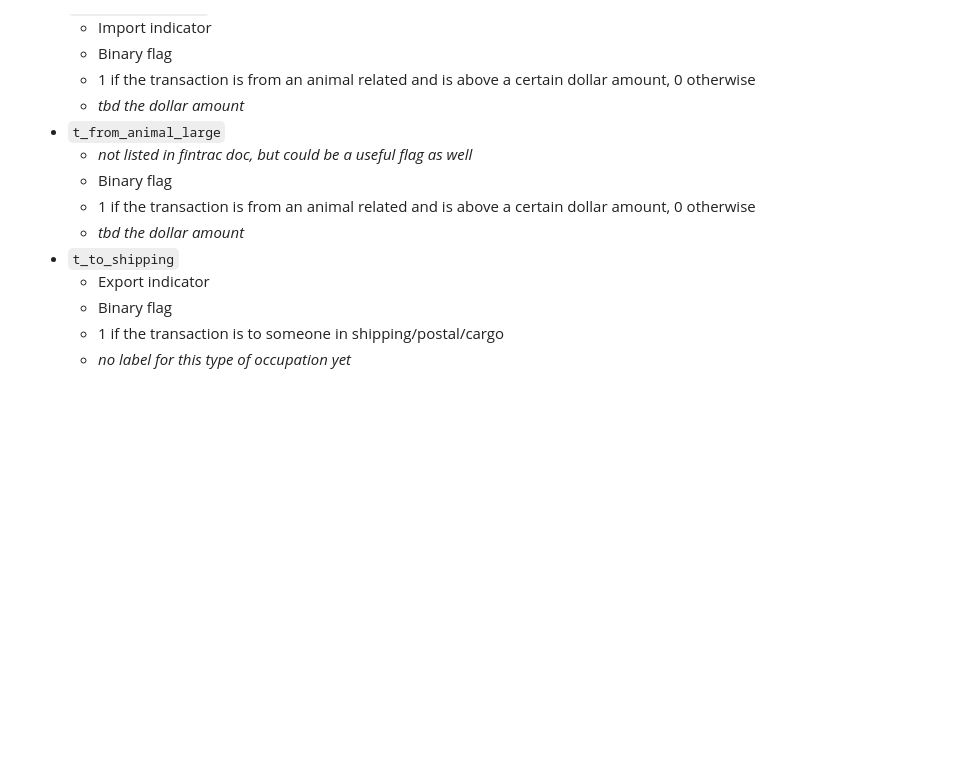
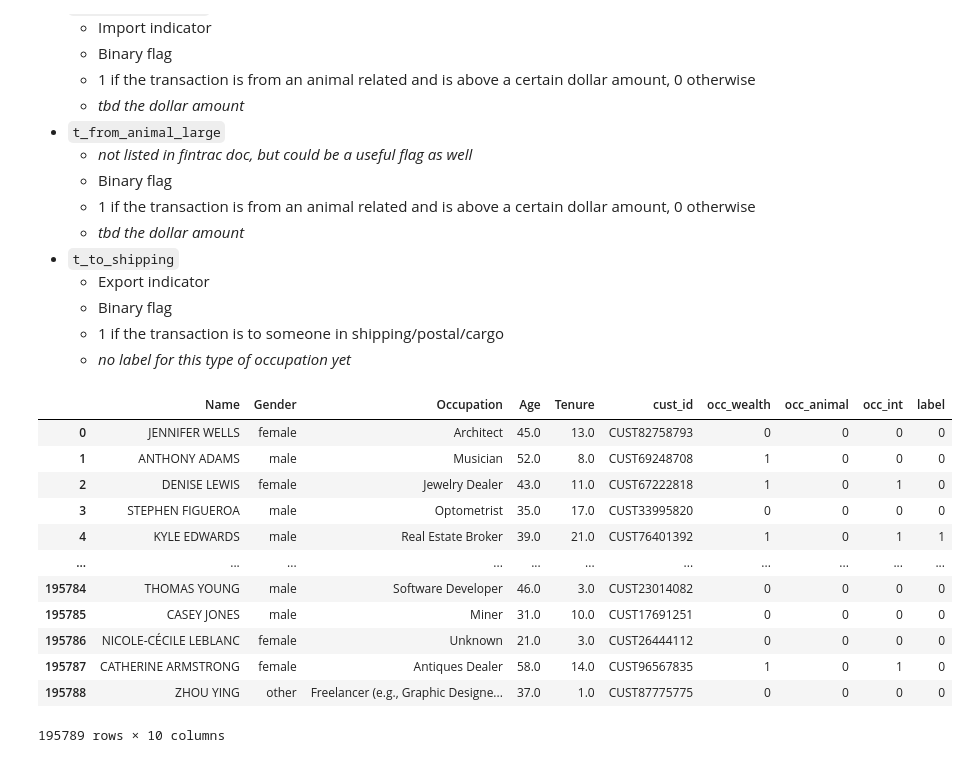
Before and after one commit to jwardbond/2023-imi-bigdata, a Jupyter notebook: pipeline/2.transaction_preprocessing.ipynb, the cells around one changed output. Drawn from its saved outputs; the diff is of its cells as text; code cells hidden in the pictures; blank space fills up the shorter version.

```diff
--- a/pipeline/2.transaction_preprocessing.ipynb
+++ b/pipeline/2.transaction_preprocessing.ipynb
@@ -97,3 +97,19 @@ kyc_data = pd.read_csv('../data/raw/kyc.csv')
+# %%
+kyc_data
+# %% [output]
+|  | Name | Gender | Occupation | Age | Tenure | cust_id | occ_wealth | occ_animal | occ_int | label |
+| 0 | JENNIFER WELLS | female | Architect | 45.0 | 13.0 | CUST82758793 | 0 | 0 | 0 | 0 |
+| 1 | ANTHONY ADAMS | male | Musician | 52.0 | 8.0 | CUST69248708 | 1 | 0 | 0 | 0 |
+| 2 | DENISE LEWIS | female | Jewelry Dealer | 43.0 | 11.0 | CUST67222818 | 1 | 0 | 1 | 0 |
+| 3 | STEPHEN FIGUEROA | male | Optometrist | 35.0 | 17.0 | CUST33995820 | 0 | 0 | 0 | 0 |
+| 4 | KYLE EDWARDS | male | Real Estate Broker | 39.0 | 21.0 | CUST76401392 | 1 | 0 | 1 | 1 |
+| ... | ... | ... | ... | ... | ... | ... | ... | ... | ... | ... |
+| 195784 | THOMAS YOUNG | male | Software Developer | 46.0 | 3.0 | CUST23014082 | 0 | 0 | 0 | 0 |
+| 195785 | CASEY JONES | male | Miner | 31.0 | 10.0 | CUST17691251 | 0 | 0 | 0 | 0 |
+| 195786 | NICOLE-CÉCILE LEBLANC | female | Unknown | 21.0 | 3.0 | CUST26444112 | 0 | 0 | 0 | 0 |
+| 195787 | CATHERINE ARMSTRONG | female | Antiques Dealer | 58.0 | 14.0 | CUST96567835 | 1 | 0 | 1 | 0 |
+| 195788 | ZHOU YING | other | Freelancer (e.g., Graphic Designe... | 37.0 | 1.0 | CUST87775775 | 0 | 0 | 0 | 0 |
+195789 rows × 10 columns
 # %%
 # First, rename columns to have a consistent schema
 cash_data.rename(columns={
```
Also changed, not shown: parts of 5 cells of this notebook.
